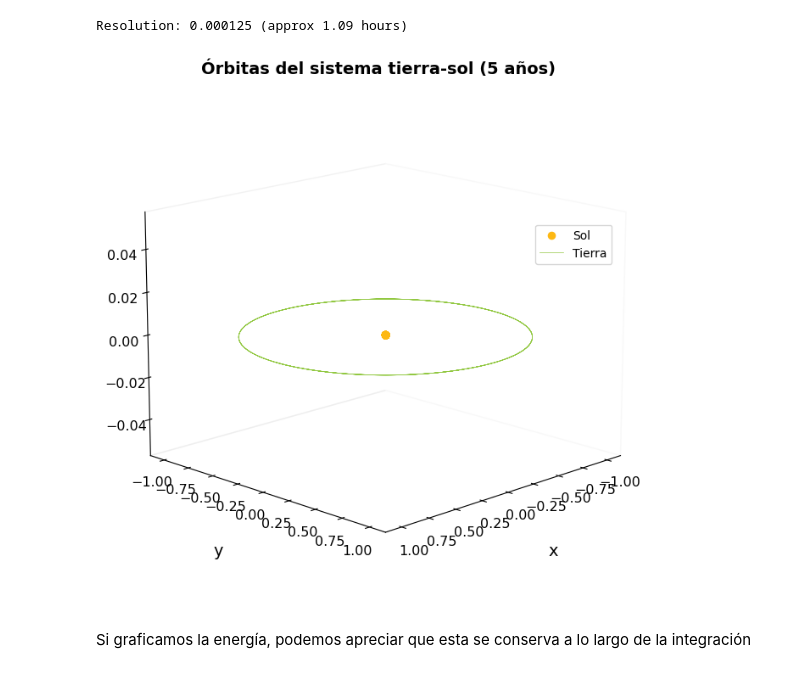
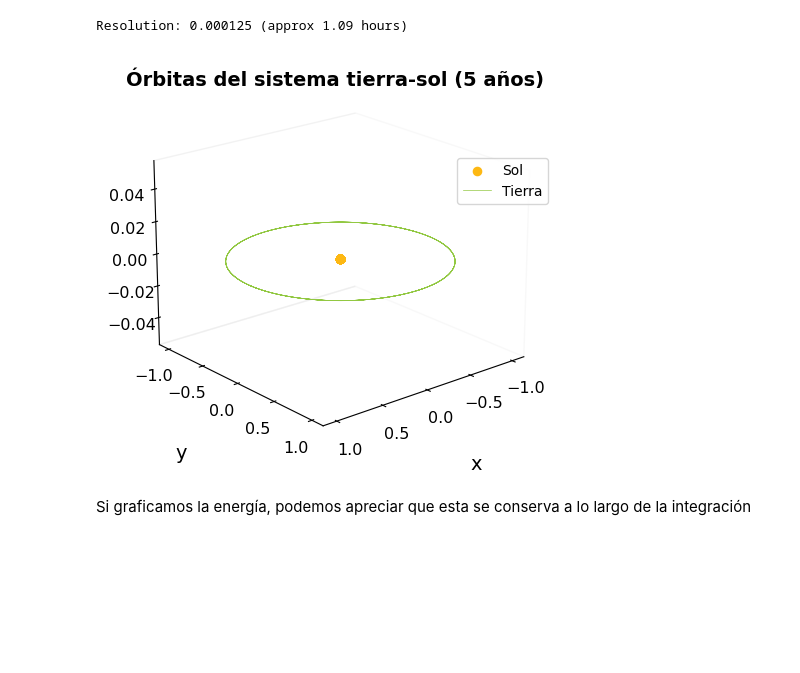
Before and after one commit to CosmeticMichu/excersise-07, a Jupyter notebook: N-bodies.ipynb, the cells around one changed output. Cells and saved outputs as stored; diff of their text form; code cells hidden in the pictures; blank space fills up the shorter version.

Commit message:
minor changes
all the modifications aims to improve the output figures. One imnor change related to a comment were made as well

```diff
--- a/N-bodies.ipynb
+++ b/N-bodies.ipynb
@@ -174,34 +173,37 @@ sol = solver(ODEs, t0, tf, data[:,:6], data[:,-1], dt)
 Resolution: 0.000125 (approx 1.09 hours)
 # %%
 fig = plt.figure(figsize = (8,8))
+fig.subplots_adjust(top=0.62)
+
 ax = plt.axes(projection='3d')
 ax.grid(False)
 
-ax.set_title(f'Órbitas del sistema tierra-sol ({tf-t0} años)', fontweight = 'bold', fontsize = 14)
+ax.set_title(f'Órbitas del sistema tierra-sol ({tf-t0} años)', fontweight = 'bold', fontsize = 14, y = 1)
 
 common_size = 14
 common_lsize = 11.5
 ax.set_xlabel('x', labelpad=20, fontsize = common_size)
 ax.set_ylabel('y', labelpad=20, fontsize = common_size)
 ax.set_zlabel('z', labelpad=20, fontsize = common_size)
 ax.tick_params(axis='x', which='both', labelsize=common_lsize)
 ax.tick_params(axis='y', which='both', labelsize=common_lsize)
 ax.tick_params(axis='z', which='both', labelsize=common_lsize)
 
 # ax.set_facecolor('black')
 ax.xaxis.pane.fill = False
 ax.yaxis.pane.fill = False
 ax.zaxis.pane.fill = False
 
 ax.scatter3D(sol[:,0,0], sol[:,0,1], sol[:,0,2], label = 'Sol', s = 35, c = '#FDB813')
 ax.plot3D(sol[:,1,0], sol[:,1,1], sol[:,1,2], label = 'Tierra', lw = .5, c = '#92c842')
 
-ax.view_init(elev = 15, azim = 45)
+ax.view_init(elev = 20, azim = 50)
 ax.legend(loc = (.8,.65))
+# plt.tight_layout()
 
 # plt.savefig('figures/eart-sun.pdf')
 # %% [output]
-[figure, old version]
+[figure, new version]
 # %% [markdown]
 Si graficamos la energía, podemos apreciar que esta se conserva a lo largo de la integración
 # %%
```
Also changed, not shown: parts of 5 cells of this notebook.
